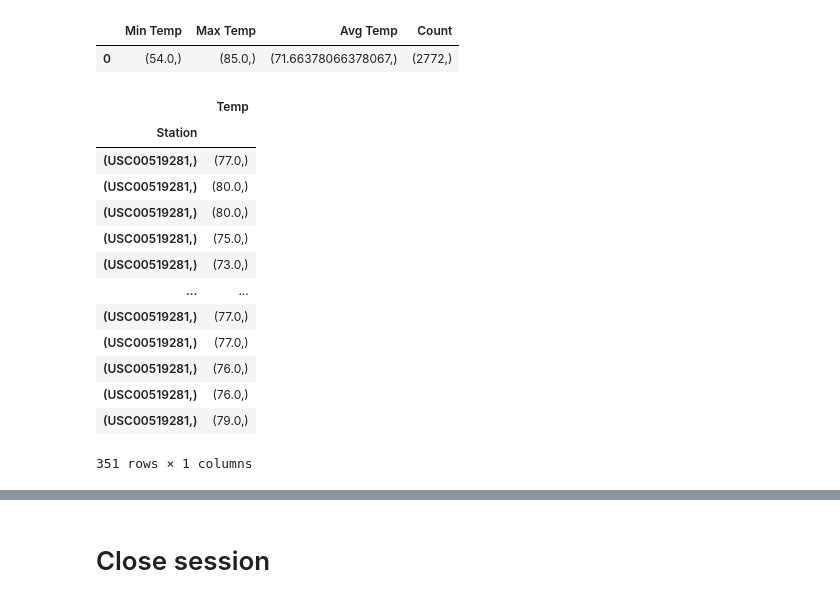
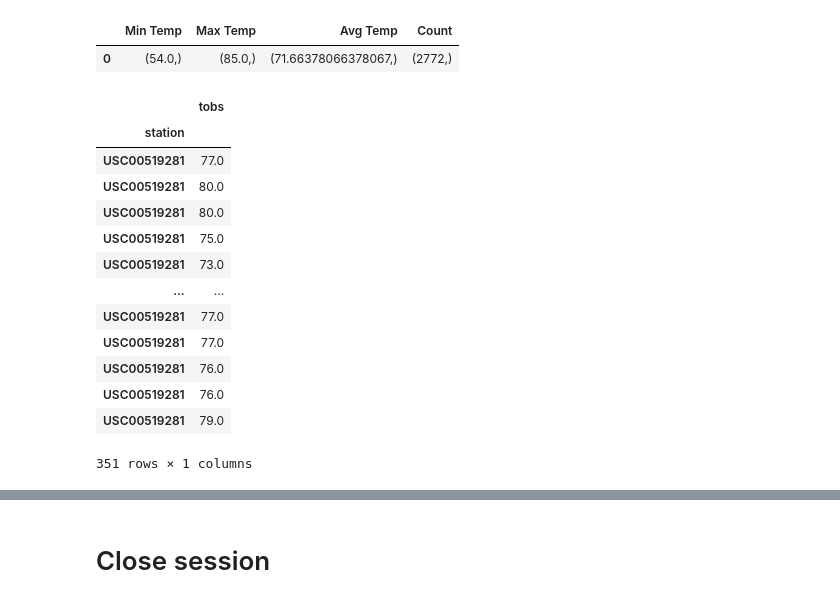
Before and after one commit to FreddyRangelA/sqlalchemy-challenge, a Jupyter notebook: Storage-and-Retrieval_climate_starter.ipynb, the cells around one changed output, grey strips where cells are left out. Cells and saved outputs as stored; diff of their text form; code cells hidden in the pictures.

```diff
--- a/Storage-and-Retrieval_climate_starter.ipynb
+++ b/Storage-and-Retrieval_climate_starter.ipynb
@@ -175,26 +175,23 @@ most_active_df
 # %%
 # Using the most active station id
 # Query the last 12 months of temperature observation data for this station and plot the results as a histogram
 most_active_station
-observation_temp=session.query(Measurement.tobs).filter(Measurement.station==most_active_station).filter(Measurement.date>=oneYearFromDate).all()
-observation_date=session.query(Measurement.date).filter(Measurement.station==most_active_station).filter(Measurement.date>=oneYearFromDate).all()
-observation_station=session.query(Measurement.station).filter(Measurement.station==most_active_station).filter(Measurement.date>=oneYearFromDate).all()
-temp_observation_df=pd.DataFrame({'Station':observation_station,
-                                 'Temp':observation_temp})
-temp_observation_df.set_index('Station', inplace=True)
+observation_temp=session.query(Measurement.tobs,Measurement.station).filter(Measurement.station==most_active_station).filter(Measurement.date>=oneYearFromDate).all()
+temp_observation_df=pd.DataFrame(observation_temp)
+temp_observation_df.set_index('station', inplace=True)
 temp_observation_df
 # %% [output]
-|  | Temp |
-| Station |  |
-| (USC00519281,) | (77.0,) |
-| (USC00519281,) | (80.0,) |
-| (USC00519281,) | (80.0,) |
-| (USC00519281,) | (75.0,) |
-| (USC00519281,) | (73.0,) |
+|  | tobs |
+| station |  |
+| USC00519281 | 77.0 |
+| USC00519281 | 80.0 |
+| USC00519281 | 80.0 |
+| USC00519281 | 75.0 |
+| USC00519281 | 73.0 |
 | ... | ... |
-| (USC00519281,) | (77.0,) |
-| (USC00519281,) | (77.0,) |
-| (USC00519281,) | (76.0,) |
-| (USC00519281,) | (76.0,) |
-| (USC00519281,) | (79.0,) |
+| USC00519281 | 77.0 |
+| USC00519281 | 77.0 |
+| USC00519281 | 76.0 |
+| USC00519281 | 76.0 |
+| USC00519281 | 79.0 |
 351 rows × 1 columns
```
Also changed, not shown: parts of 1 cell of this notebook.
